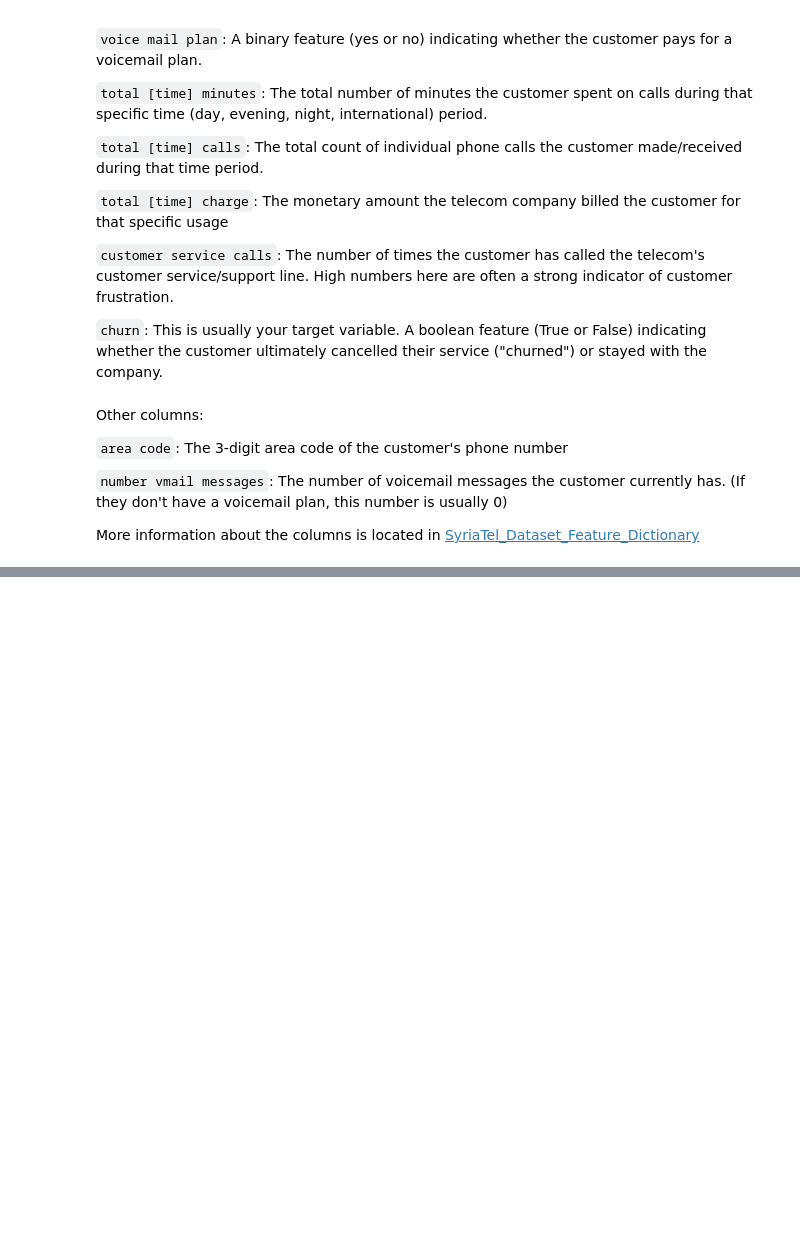
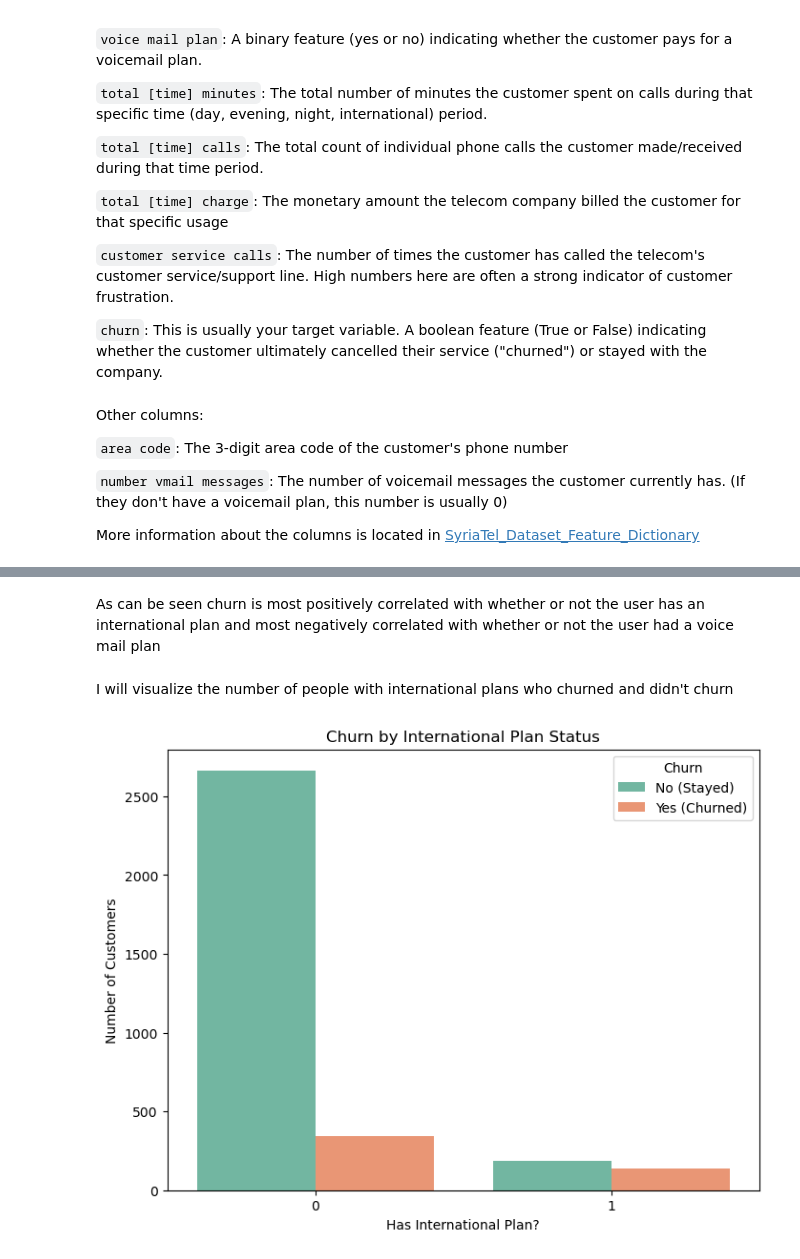
Before and after one commit to NgundoMuithya/SyriaTel_Customer_Churn, a Jupyter notebook: notebook.ipynb, the cells around one changed output, grey strips where cells are left out. Drawn from its saved outputs; the diff is of its cells as text; code cells hidden in the pictures; blank space fills up the shorter version.

Commit message:
Did some feature engineering and visualization

```diff
--- a/notebook.ipynb
+++ b/notebook.ipynb
@@ -67,0 +70,9 @@ More information about the columns is located in [SyriaTel_Dataset_Feature_Dicti
+# %%
+# Convert boolean churn to 1 and 0
+df['churn'] = df['churn'].astype(int)
+
+# Convert 'yes'/'no' string columns to 1 and 0
+df['international plan'] = df['international plan'].map({'yes': 1, 'no': 0})
+df['voice mail plan'] = df['voice mail plan'].map({'yes': 1, 'no': 0})
+
+df[['international plan', 'voice mail plan', 'churn']].head()
@@ -67,0 +120,26 @@ More information about the columns is located in [SyriaTel_Dataset_Feature_Dicti
+# %% [markdown]
+As can be seen churn is most positively correlated with whether or not the user has an international plan and most negatively correlated with whether or not the user had a voice mail plan
+# %% [markdown]
+I will visualize the number of people with international plans who churned and didn't churn
+# %%
+import matplotlib.pyplot as plt
+import seaborn as sns
+
+# Set up the figure size
+plt.figure(figsize=(8, 6))
+
+# Create a countplot
+# x puts 'international plan' categories on the bottom axis
+# hue splits the bars based on 'churn' status
+sns.countplot(data=df, x='international plan', hue='churn', palette='Set2')
+
+# Add clear labels and a title
+plt.title('Churn by International Plan Status')
+plt.xlabel('Has International Plan?')
+plt.ylabel('Number of Customers')
+plt.legend(title='Churn', labels=['No (Stayed)', 'Yes (Churned)'])
+
+# Display the plot
+plt.show()
+# %% [output]
+[figure, added]
```
Also changed, not shown: parts of 4 cells of this notebook.
